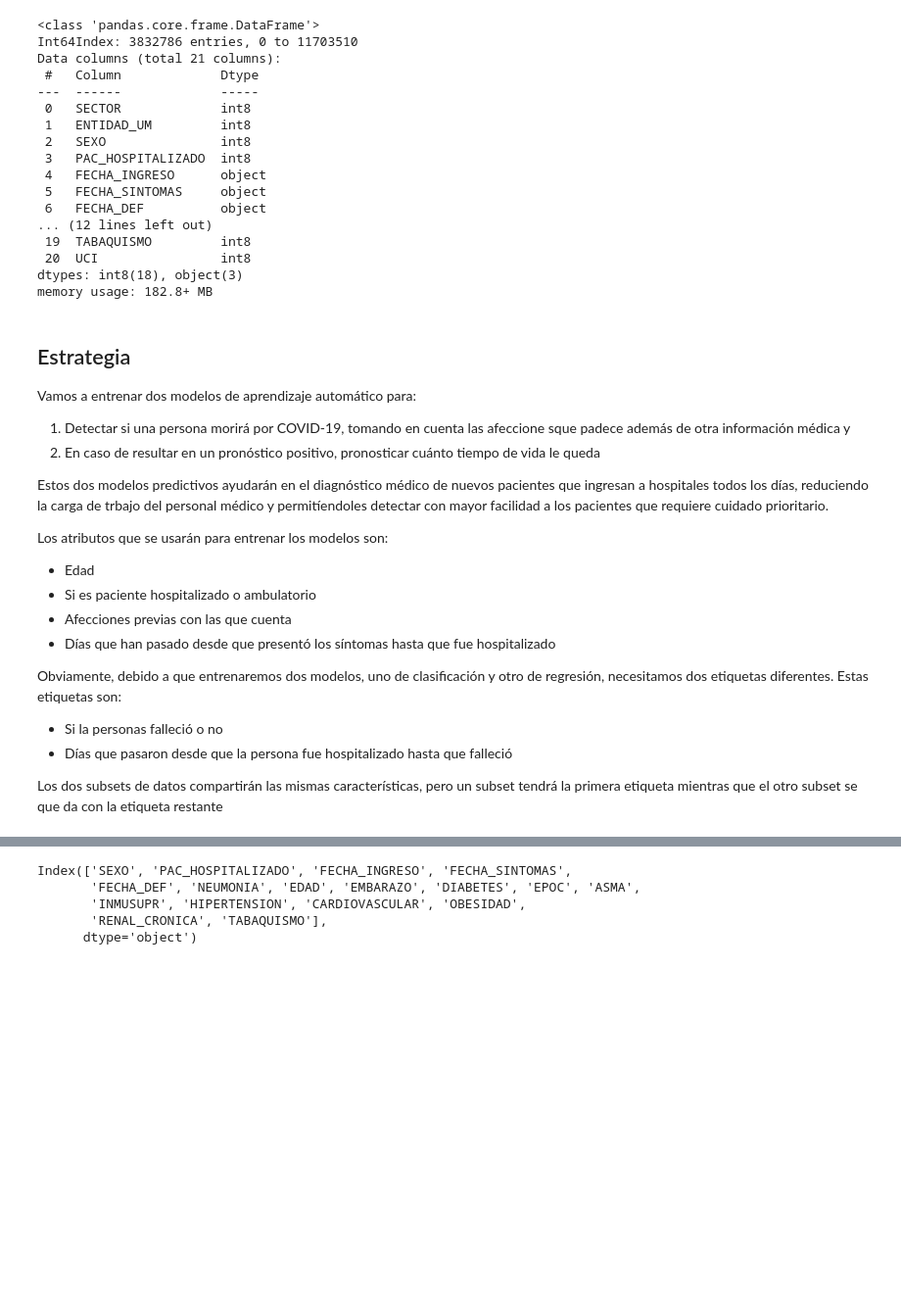
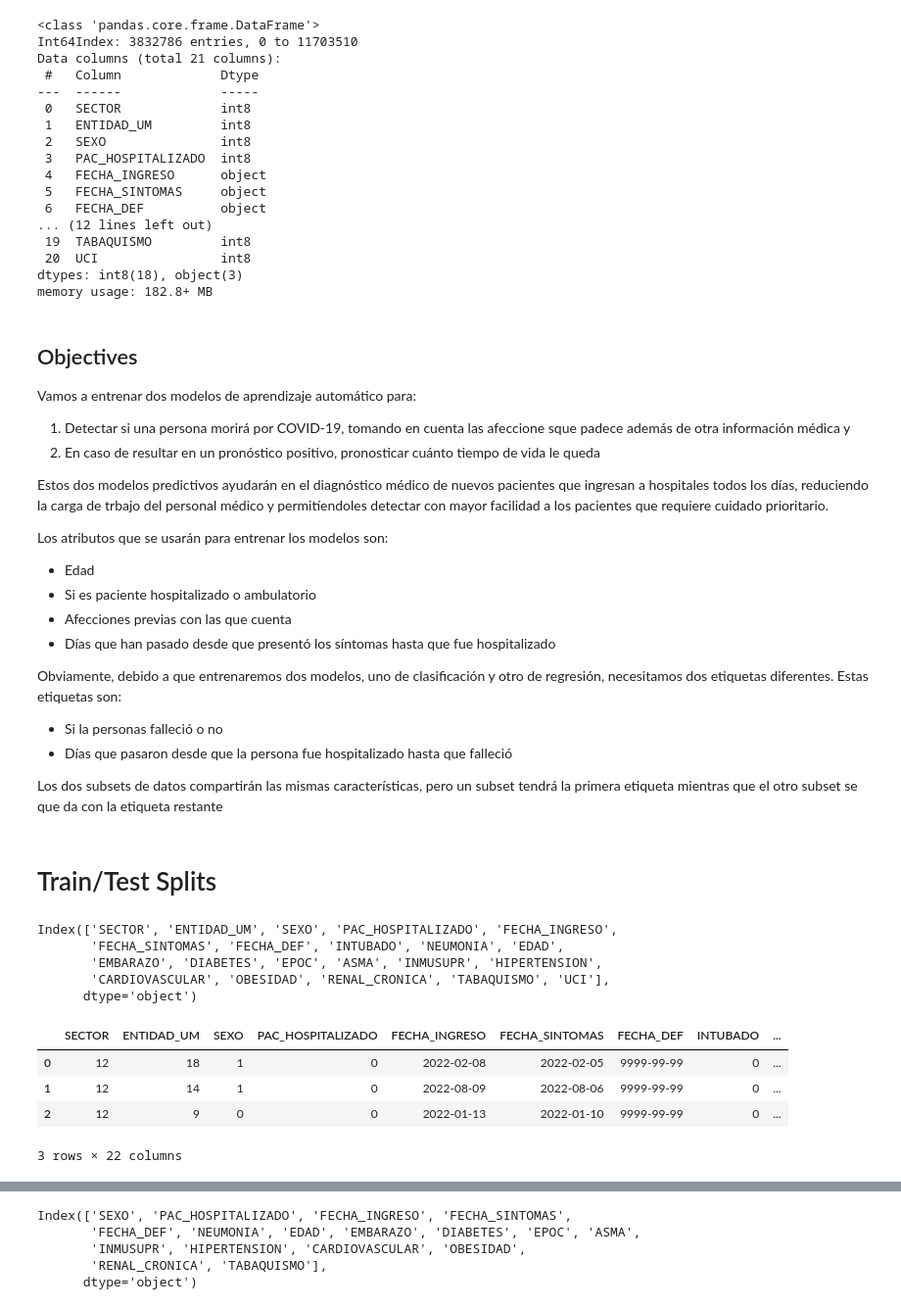
Before and after one commit to EstebanBrito/covid19-mexico, a Jupyter notebook: notebooks/PreprocMortalityDetectionData.ipynb, the cells around one changed output, grey strips where cells are left out. Shown: that part at 98% size. Saved outputs shown, nothing was run; the diff lists cells and outputs as text; code cells hidden in the pictures; blank space fills up the shorter version.

```diff
--- a/notebooks/PreprocML.ipynb
+++ b/notebooks/PreprocMortalityDetectionData.ipynb
@@ -67,7 +83,7 @@ Data columns (total 21 columns):
 dtypes: int8(18), object(3)
 memory usage: 182.8+ MB
 # %% [markdown]
-## Estrategia
+## Objectives
 
 Vamos a entrenar dos modelos de aprendizaje automático para:
 1. Detectar si una persona morirá por COVID-19, tomando en cuenta las afeccione sque padece además de otra información médica y
@@ -87,3 +103,21 @@ Obviamente, debido a que entrenaremos dos modelos, uno de clasificación y otro
 - Días que pasaron desde que la persona fue hospitalizado hasta que falleció
 
 Los dos subsets de datos compartirán las mismas características, pero un subset tendrá la primera etiqueta mientras que el otro subset se que da con la etiqueta restante
+# %% [markdown]
+# Train/Test Splits
+# %%
+df.columns
+# %% [output]
+Index(['SECTOR', 'ENTIDAD_UM', 'SEXO', 'PAC_HOSPITALIZADO', 'FECHA_INGRESO',
+       'FECHA_SINTOMAS', 'FECHA_DEF', 'INTUBADO', 'NEUMONIA', 'EDAD',
+       'EMBARAZO', 'DIABETES', 'EPOC', 'ASMA', 'INMUSUPR', 'HIPERTENSION',
+       'CARDIOVASCULAR', 'OBESIDAD', 'RENAL_CRONICA', 'TABAQUISMO', 'UCI'],
+      dtype='object')
+# %%
+df.head(3)
+# %% [output]
+|  | SECTOR | ENTIDAD_UM | SEXO | PAC_HOSPITALIZADO | FECHA_INGRESO | FECHA_SINTOMAS | FECHA_DEF | INTUBADO | ... |
+| 0 | 12 | 18 | 1 | 0 | 2022-02-08 | 2022-02-05 | 9999-99-99 | 0 | ... |
+| 1 | 12 | 14 | 1 | 0 | 2022-08-09 | 2022-08-06 | 9999-99-99 | 0 | ... |
+| 2 | 12 | 9 | 0 | 0 | 2022-01-13 | 2022-01-10 | 9999-99-99 | 0 | ... |
+3 rows × 22 columns
```
Also changed, not shown: parts of 25 cells of this notebook.
